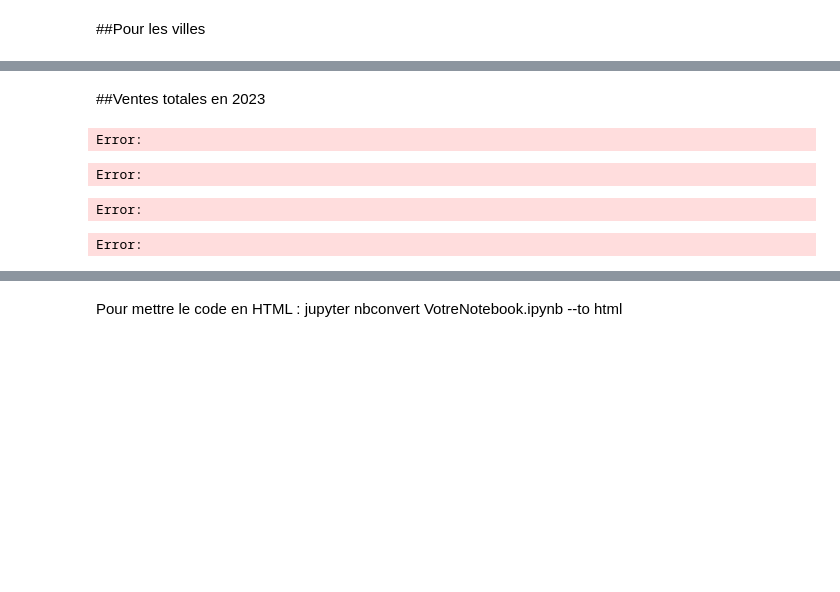
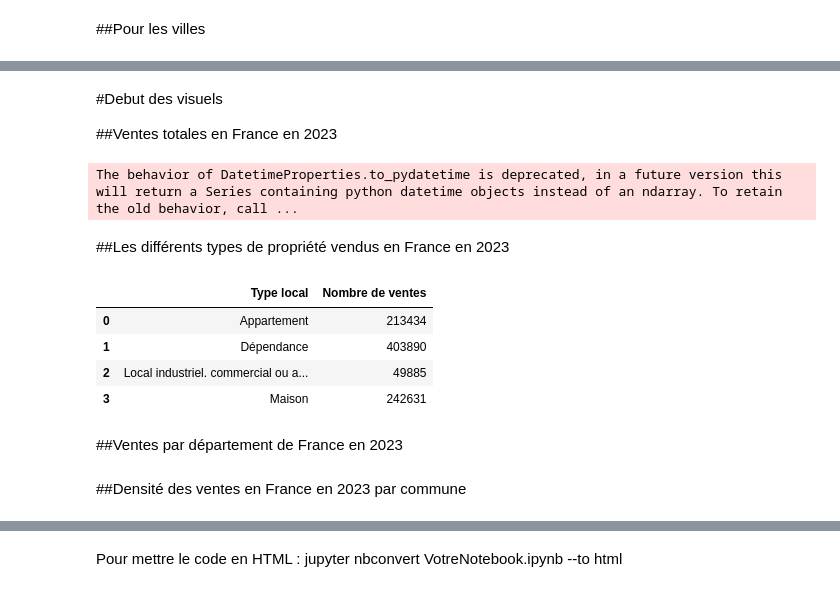
Before and after one commit to Onizaro/projet_jupyter, a Jupyter notebook: projet_jupyter.ipynb, the cells around one changed output, grey strips where cells are left out. Drawn from its saved outputs; the diff is of its cells as text; code cells hidden in the pictures; blank space fills up the shorter version.

```diff
--- a/projet_jupyter.ipynb
+++ b/projet_jupyter.ipynb
@@ -48,10 +42,13 @@ Error:
 # %% [markdown]
-##Ventes totales en 2023
+#Debut des visuels
+
+
+##Ventes totales en France en 2023
 # %%
-ventes_totales = clean_data
-ventes_totales["Date mutation"] = pd.to_datetime(ventes_totales["Date mutation"], format='%d/%m/%Y')
-ventes_par_date = ventes_totales.groupby("Date mutation").size().reset_index(name="Nombre de ventes")
+ventes_totales_par_dates = clean_data
+ventes_totales_par_dates["Date mutation"] = pd.to_datetime(ventes_totales_par_dates["Date mutation"], format='%d/%m/%Y')
+ventes_par_date = ventes_totales_par_dates.groupby("Date mutation").size().reset_index(name="Nombre de ventes")
 fig = px.bar(ventes_par_date, x='Date mutation', y='Nombre de ventes', title='Nombre de ventes par date')
 fig.show()
 # %% [output]
-Error:
+The behavior of DatetimeProperties.to_pydatetime is deprecated, in a future version this will return a Series containing python datetime objects instead of an ndarray. To retain the old behavior, call ...
@@ -58,21 +73,28 @@ Error:
+# %% [markdown]
+##Les différents types de propriété vendus en France en 2023
+# %%
+type_propriete = clean_data.groupby('Type local').size().reset_index(name="Nombre de ventes")
+fig = px.pie(type_propriete, values='Nombre de ventes', names='Type local', title='nombre de ventes immobiliète par type de local en France en 2023')
+fig.show()
+type_propriete
+# %% [output]
+|  | Type local | Nombre de ventes |
+| 0 | Appartement | 213434 |
+| 1 | Dépendance | 403890 |
+| 2 | Local industriel. commercial ou a... | 49885 |
+| 3 | Maison | 242631 |
+# %% [markdown]
+##Ventes par département de France en 2023
 # %%
-ventes_totales = clean_data
-ventes_par_departement = ventes_totales.groupby('Code departement').size().reset_index(name="Nombre de ventes")
+ventes_par_departement = clean_data.groupby('Code departement').size().reset_index(name="Nombre de ventes")
 fig = px.bar(ventes_par_departement, x='Code departement', y='Nombre de ventes', title='Nombre de ventes par departement')
 fig.show()
-# %% [output]
-Error:
+# %% [markdown]
+##Densité des ventes en France en 2023 par commune
 # %%
 positions = positions.rename(columns={"Nom" : "Commune"})
-ventes_par_commune = ventes_totales.groupby('Commune').size().reset_index(name="Nombre de ventes")
-#ventes_paris = {"Nom" : "PARIS" , "Nombre de ventes" : }
-#ventes_par_commune = ventes_par_commune.append()
+ventes_par_commune = clean_data.groupby('Commune').size().reset_index(name="Nombre de ventes")
+ventes_par_commune = pd.concat([ventes_par_commune, ventes_paris_par_commune, ventes_marseille_par_commune, ventes_lyon_par_commune], ignore_index=True)
 villes_et_positions = pd.merge(positions, ventes_par_commune, on="Commune")
 fig = px.density_mapbox(villes_et_positions, lat = "Latitude", lon = "Longitude", z='Nombre de ventes', radius=20, center=dict(lat=46.6035, lon=1.888334), zoom=3, mapbox_style = "open-street-map", title = 'Carte de densité des ventes immobilières en France')
 fig.show()
-# %% [output]
-Error:
-# %%
-ventes_par_commune[ventes_par_commune["Commune"] == "LYON 1er"]
-# %% [output]
-Error:
```
Also changed, not shown: parts of 8 cells of this notebook.
